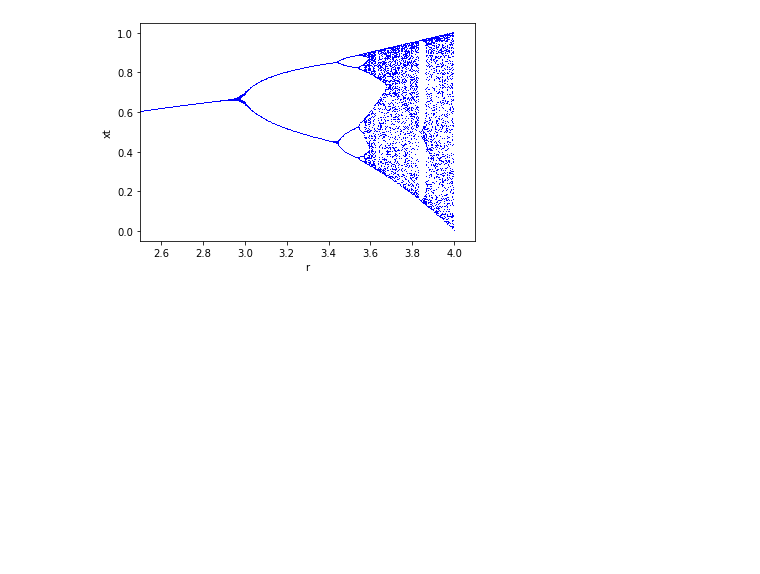
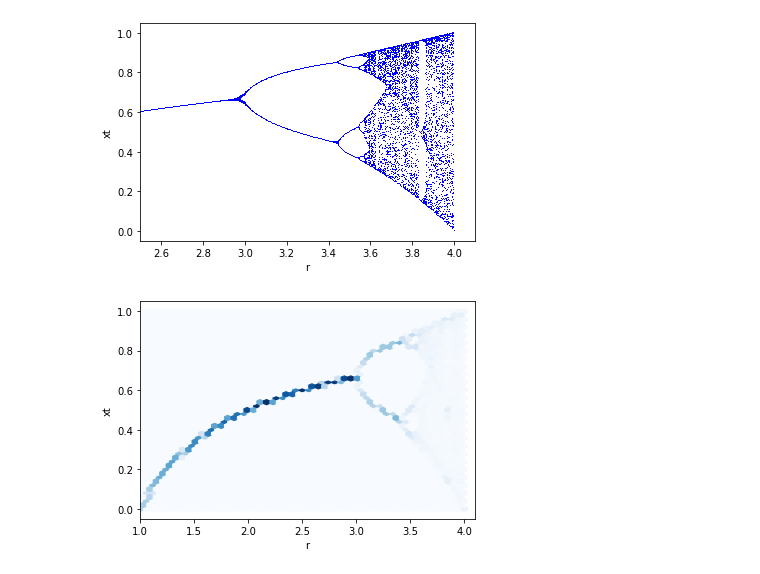
Before and after one commit to cb-ds-1/m1-3-math-functions, a Jupyter notebook: Workshop Functions.ipynb, the cells around one changed output. Cells and saved outputs as stored; diff of their text form; code cells hidden in the pictures; blank space fills up the shorter version.

Commit message:
extra stretch

```diff
--- a/Workshop Functions.ipynb
+++ b/Workshop Functions.ipynb
@@ -328,0 +325,26 @@ plt.show()
+# %%
+# Extra strech: hexbin heatmap
+
+r = np.linspace(1,4,1000)
+x0 = np.linspace(0,1,1000)
+
+rs, xs = [], []
+for i in range(len(r)):
+    # add more rs
+    rs.append([r[i] for _ in range(50)])
+    xs.append(logistic_n_times(x0[i], f, r[i], 100)[-50:])
+
+def make_fig():
+    fig = plt.figure()
+    ax = fig.add_subplot(1, 1, 1)
+    ax.set_xlim(1,4.1) # zoom in
+    ax.set_xlabel('r')
+    ax.set_ylabel('xt')
+    return fig, ax
+
+fig, ax = make_fig()
+
+plt.hexbin(rs, xs, gridsize=(50,25), cmap=plt.cm.Blues, alpha=1.8)
+plt.show()
+# %% [output]
+[figure, added]
```
Also changed, not shown: parts of 1 cell of this notebook.
